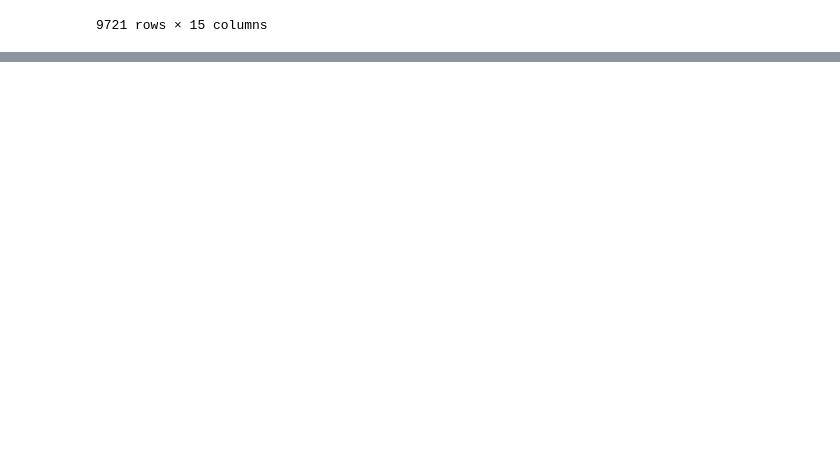
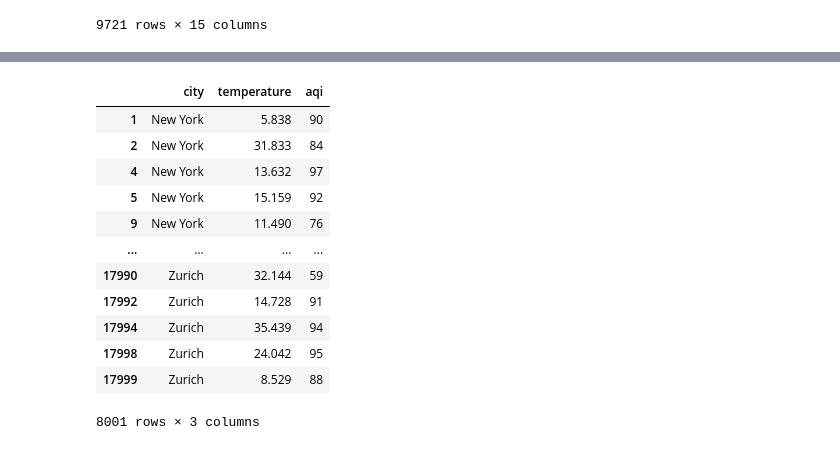
Before and after one commit to Vaibhavsharma001/python-practice, a Jupyter notebook: PYTHON LIBRARIES/PANDAS/3_DataFrames.ipynb, the cells around one changed output, grey strips where cells are left out. Saved outputs shown, nothing was run; the diff lists cells and outputs as text; code cells hidden in the pictures; blank space fills up the shorter version.

```diff
--- a/PYTHON LIBRARIES/PANDAS/3_DataFrames.ipynb
+++ b/PYTHON LIBRARIES/PANDAS/3_DataFrames.ipynb
@@ -327,0 +344,16 @@ glob[glob["aqi"] > 100]
+# %%
+glob[glob["aqi"]<100] [["city", "temperature", "aqi"]]
+# %% [output]
+|  | city | temperature | aqi |
+| 1 | New York | 5.838 | 90 |
+| 2 | New York | 31.833 | 84 |
+| 4 | New York | 13.632 | 97 |
+| 5 | New York | 15.159 | 92 |
+| 9 | New York | 11.490 | 76 |
+| ... | ... | ... | ... |
+| 17990 | Zurich | 32.144 | 59 |
+| 17992 | Zurich | 14.728 | 91 |
+| 17994 | Zurich | 35.439 | 94 |
+| 17998 | Zurich | 24.042 | 95 |
+| 17999 | Zurich | 8.529 | 88 |
+8001 rows × 3 columns
```
Also changed, not shown: parts of 5 cells of this notebook.
